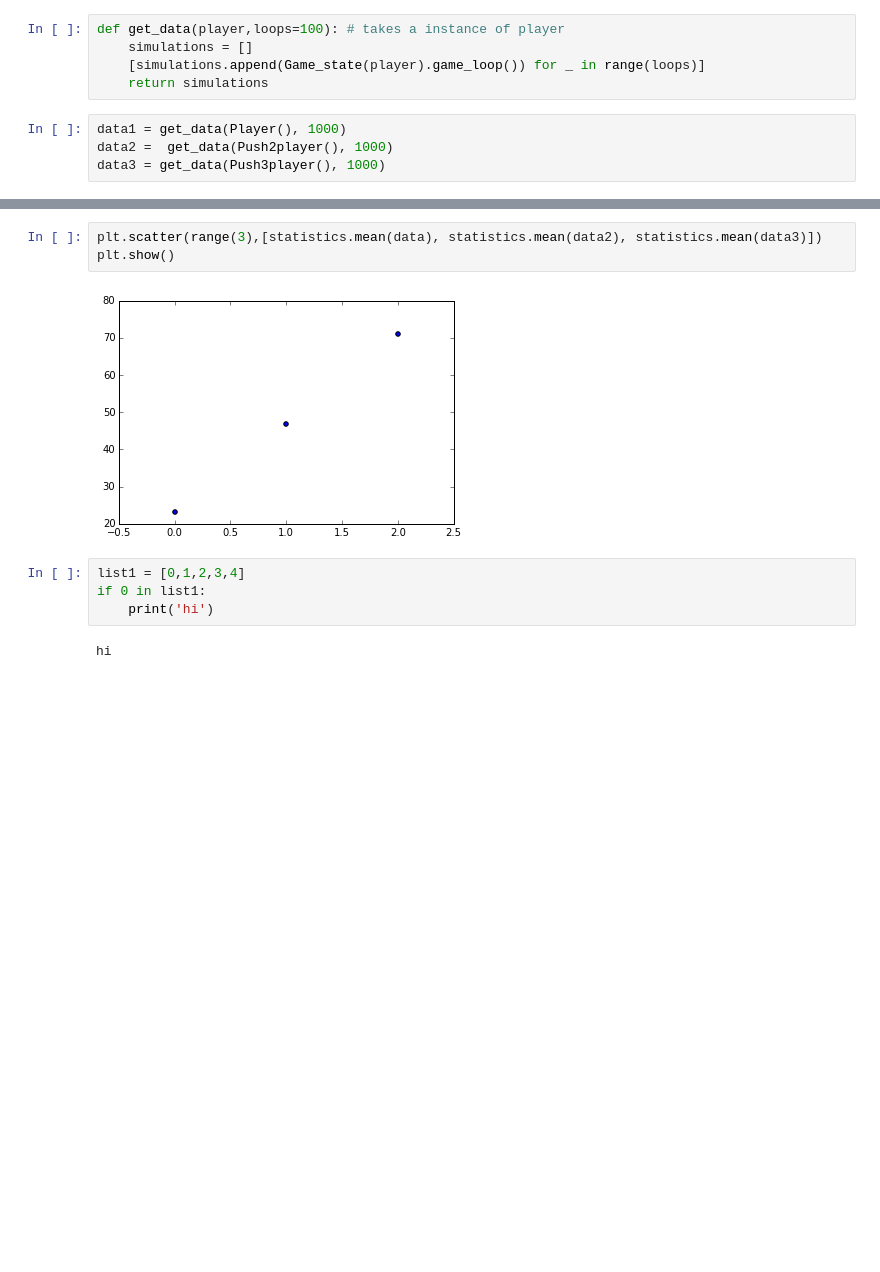
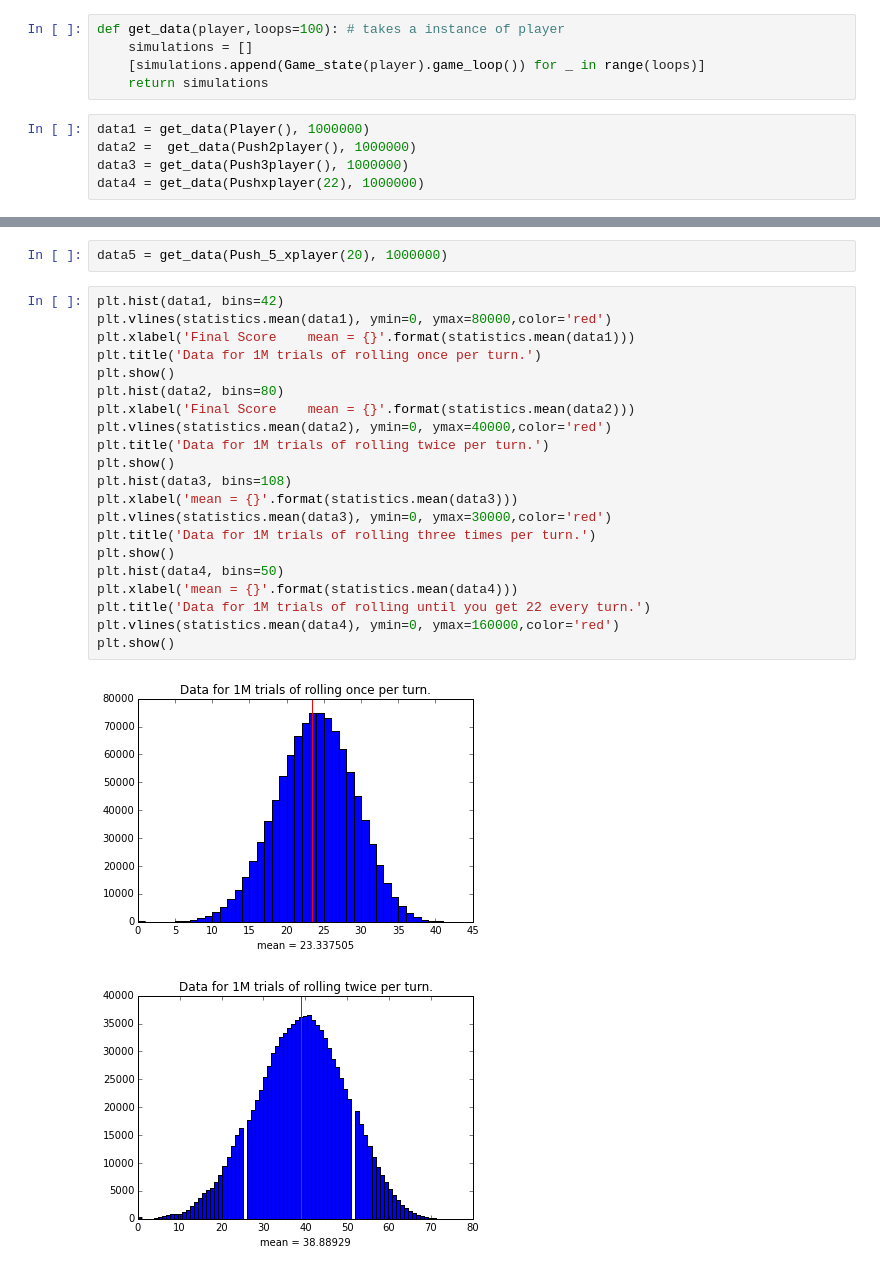
Before and after one commit to Shea-Wolfe/ultimate-pig, a Jupyter notebook: pig_sim.ipynb, the cells around one changed output, grey strips where cells are left out. Saved outputs shown, nothing was run; the diff lists cells and outputs as text; blank space fills up the shorter version.

Commit message:
Added an attempt for rolls or total.  Added formatting

```diff
--- a/pig_sim.ipynb
+++ b/pig_sim.ipynb
@@ -72,6 +100,7 @@ def get_data(player,loops=100): # takes a instance of player
     [simulations.append(Game_state(player).game_loop()) for _ in range(loops)]
     return simulations
 # %%
-data1 = get_data(Player(), 1000)
-data2 =  get_data(Push2player(), 1000)
-data3 = get_data(Push3player(), 1000)
+data1 = get_data(Player(), 1000000)
+data2 =  get_data(Push2player(), 1000000)
+data3 = get_data(Push3player(), 1000000)
+data4 = get_data(Pushxplayer(22), 1000000)
@@ -98,11 +107,26 @@ plt.show()
-# %%
-plt.scatter(range(3),[statistics.mean(data), statistics.mean(data2), statistics.mean(data3)])
-plt.show()
-# %% [output]
-[figure, removed]
-# %%
-list1 = [0,1,2,3,4]
-if 0 in list1:
-    print('hi')
-# %% [output]
-hi
+# %%
+data5 = get_data(Push_5_xplayer(20), 1000000)
+# %%
+plt.hist(data1, bins=42)
+plt.vlines(statistics.mean(data1), ymin=0, ymax=80000,color='red')
+plt.xlabel('Final Score    mean = {}'.format(statistics.mean(data1)))
+plt.title('Data for 1M trials of rolling once per turn.')
+plt.show()
+plt.hist(data2, bins=80)
+plt.xlabel('Final Score    mean = {}'.format(statistics.mean(data2)))
+plt.vlines(statistics.mean(data2), ymin=0, ymax=40000,color='red')
+plt.title('Data for 1M trials of rolling twice per turn.')
+plt.show()
+plt.hist(data3, bins=108)
+plt.xlabel('mean = {}'.format(statistics.mean(data3)))
+plt.vlines(statistics.mean(data3), ymin=0, ymax=30000,color='red')
+plt.title('Data for 1M trials of rolling three times per turn.')
+plt.show()
+plt.hist(data4, bins=50)
+plt.xlabel('mean = {}'.format(statistics.mean(data4)))
+plt.title('Data for 1M trials of rolling until you get 22 every turn.')
+plt.vlines(statistics.mean(data4), ymin=0, ymax=160000,color='red')
+plt.show()
+# %% [output]
+[figure, added]
+[figure, added]
```
Also changed, not shown: parts of 11 cells of this notebook.
